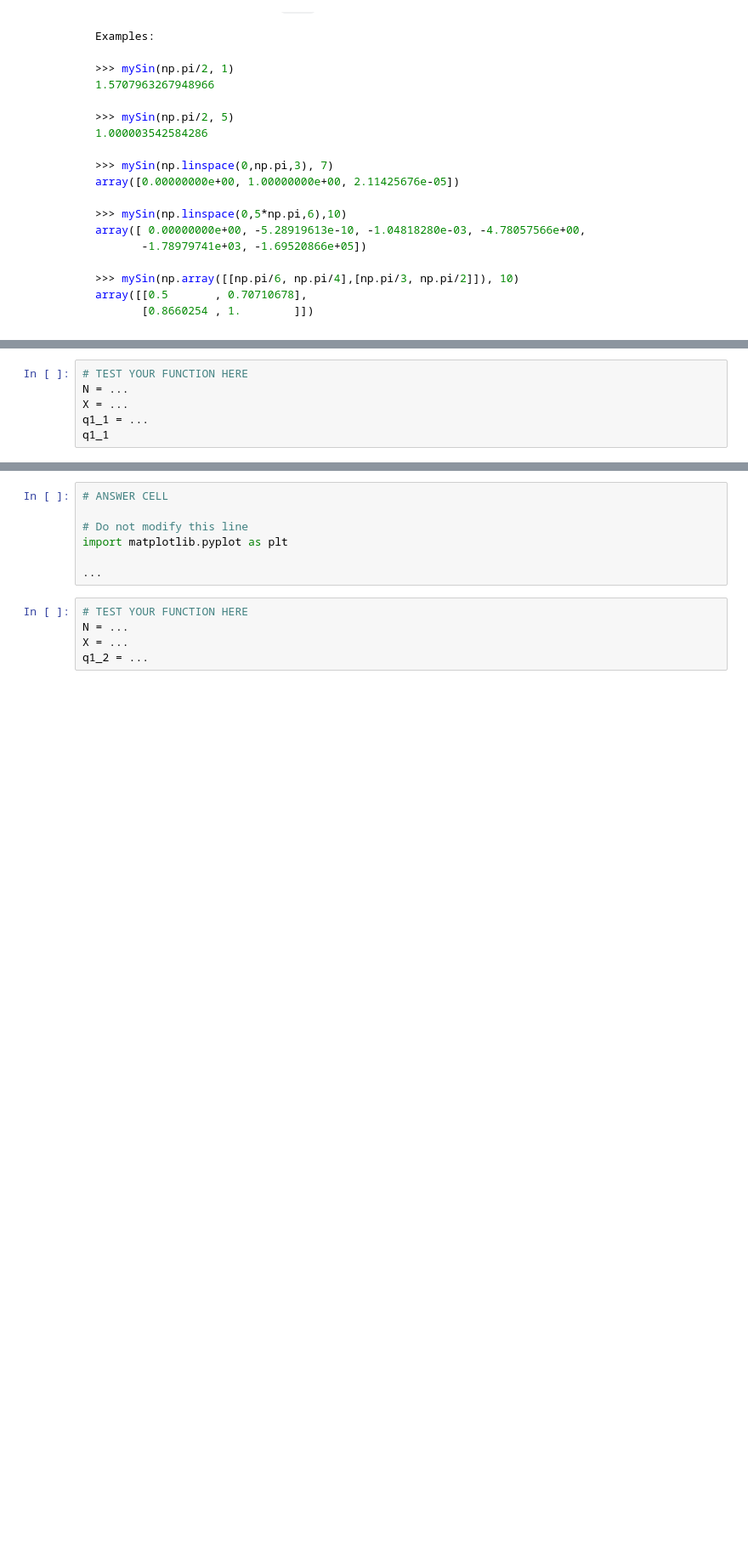
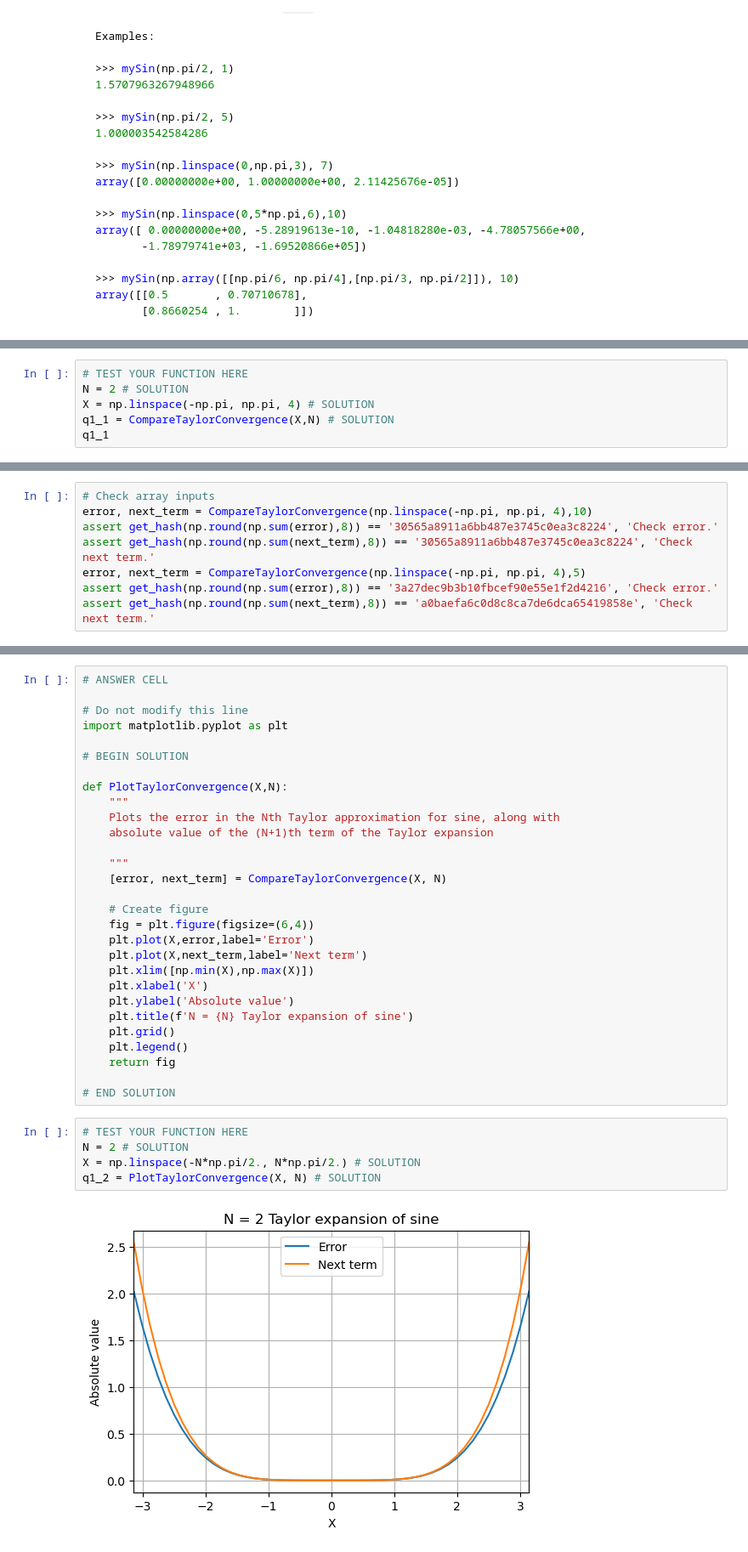
Before and after one commit to ds-modules/ENGIN7-FA23, a Jupyter notebook: Lab09/lab09.ipynb, the cells around one changed output, grey strips where cells are left out. Shown: that part at 85% size. Cells and saved outputs as stored; diff of their text form; blank space fills up the shorter version.

```diff
--- a/Lab09/lab09.ipynb
+++ b/Lab09/lab09.ipynb
@@ -124,6 +199,6 @@ Examples:
 # %%
 # TEST YOUR FUNCTION HERE
-N = ...
-X = ...
-q1_1 = ...
+N = 2 # SOLUTION
+X = np.linspace(-np.pi, np.pi, 4) # SOLUTION
+q1_1 = CompareTaylorConvergence(X,N) # SOLUTION
 q1_1
@@ -131,0 +223,8 @@ grader.check("q1_1")
+# %%
+# Check array inputs
+error, next_term = CompareTaylorConvergence(np.linspace(-np.pi, np.pi, 4),10)
+assert get_hash(np.round(np.sum(error),8)) == '30565a8911a6bb487e3745c0ea3c8224', 'Check error.'
+assert get_hash(np.round(np.sum(next_term),8)) == '30565a8911a6bb487e3745c0ea3c8224', 'Check next term.'
+error, next_term = CompareTaylorConvergence(np.linspace(-np.pi, np.pi, 4),5)
+assert get_hash(np.round(np.sum(error),8)) == '3a27dec9b3b10fbcef90e55e1f2d4216', 'Check error.'
+assert get_hash(np.round(np.sum(next_term),8)) == 'a0baefa6c0d8c8ca7de6dca65419858e', 'Check next term.'
@@ -154,9 +263,33 @@ Once you are done, test your function for `N = 2` and `X = np.linspace(-N*np.pi/
 # Do not modify this line
 import matplotlib.pyplot as plt
 
-...
+# BEGIN SOLUTION
+
+def PlotTaylorConvergence(X,N):
+    """
+    Plots the error in the Nth Taylor approximation for sine, along with
+    absolute value of the (N+1)th term of the Taylor expansion
+
+    """
+    [error, next_term] = CompareTaylorConvergence(X, N)
+
+    # Create figure
+    fig = plt.figure(figsize=(6,4))
+    plt.plot(X,error,label='Error')
+    plt.plot(X,next_term,label='Next term')
+    plt.xlim([np.min(X),np.max(X)])
+    plt.xlabel('X')
+    plt.ylabel('Absolute value')
+    plt.title(f'N = {N} Taylor expansion of sine')
+    plt.grid()
+    plt.legend()
+    return fig
+
+# END SOLUTION
 # %%
 # TEST YOUR FUNCTION HERE
-N = ...
-X = ...
-q1_2 = ...
+N = 2 # SOLUTION
+X = np.linspace(-N*np.pi/2., N*np.pi/2.) # SOLUTION
+q1_2 = PlotTaylorConvergence(X, N) # SOLUTION
+# %% [output]
+[figure, added]
```
Also changed, not shown: parts of 134 cells of this notebook.
